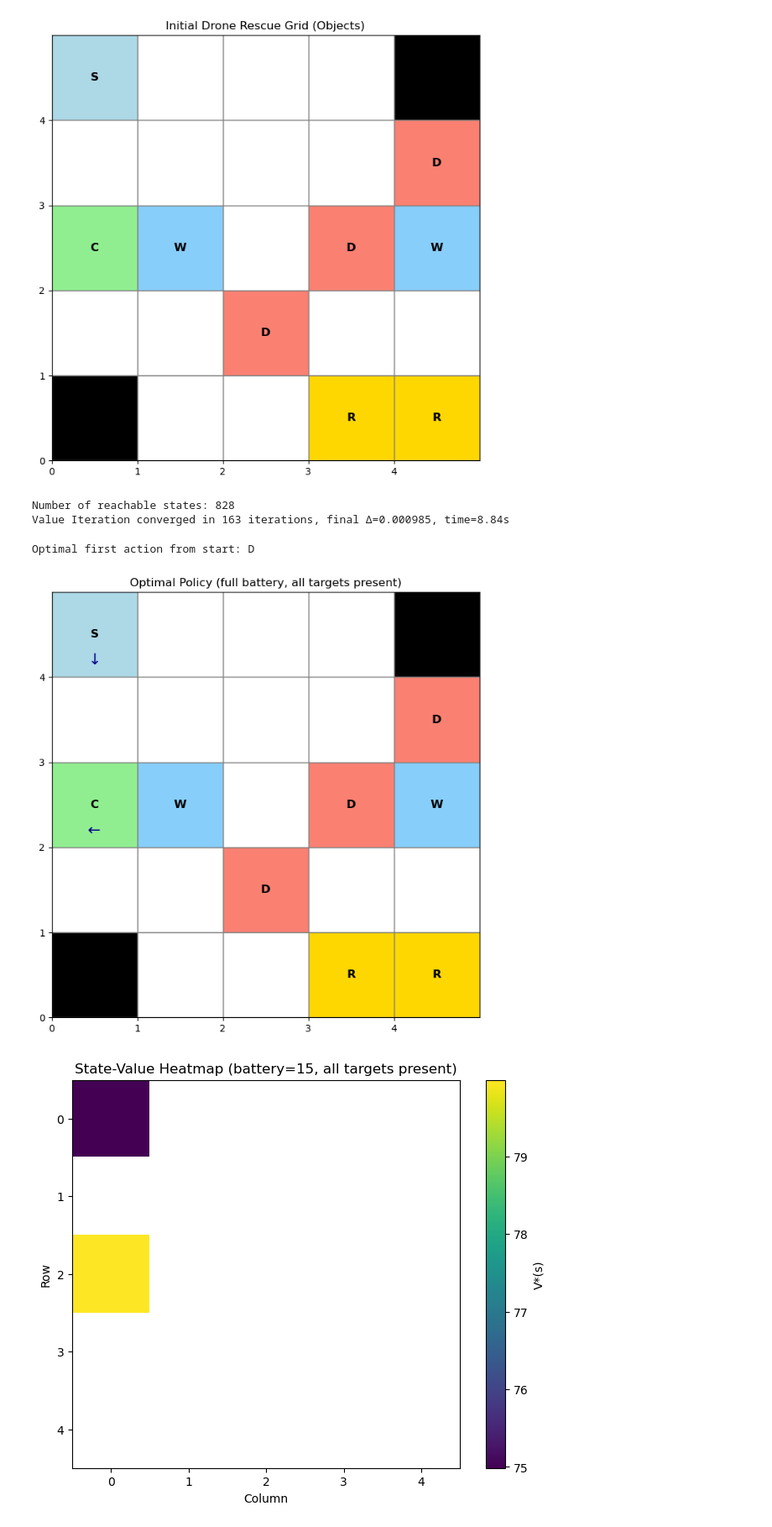
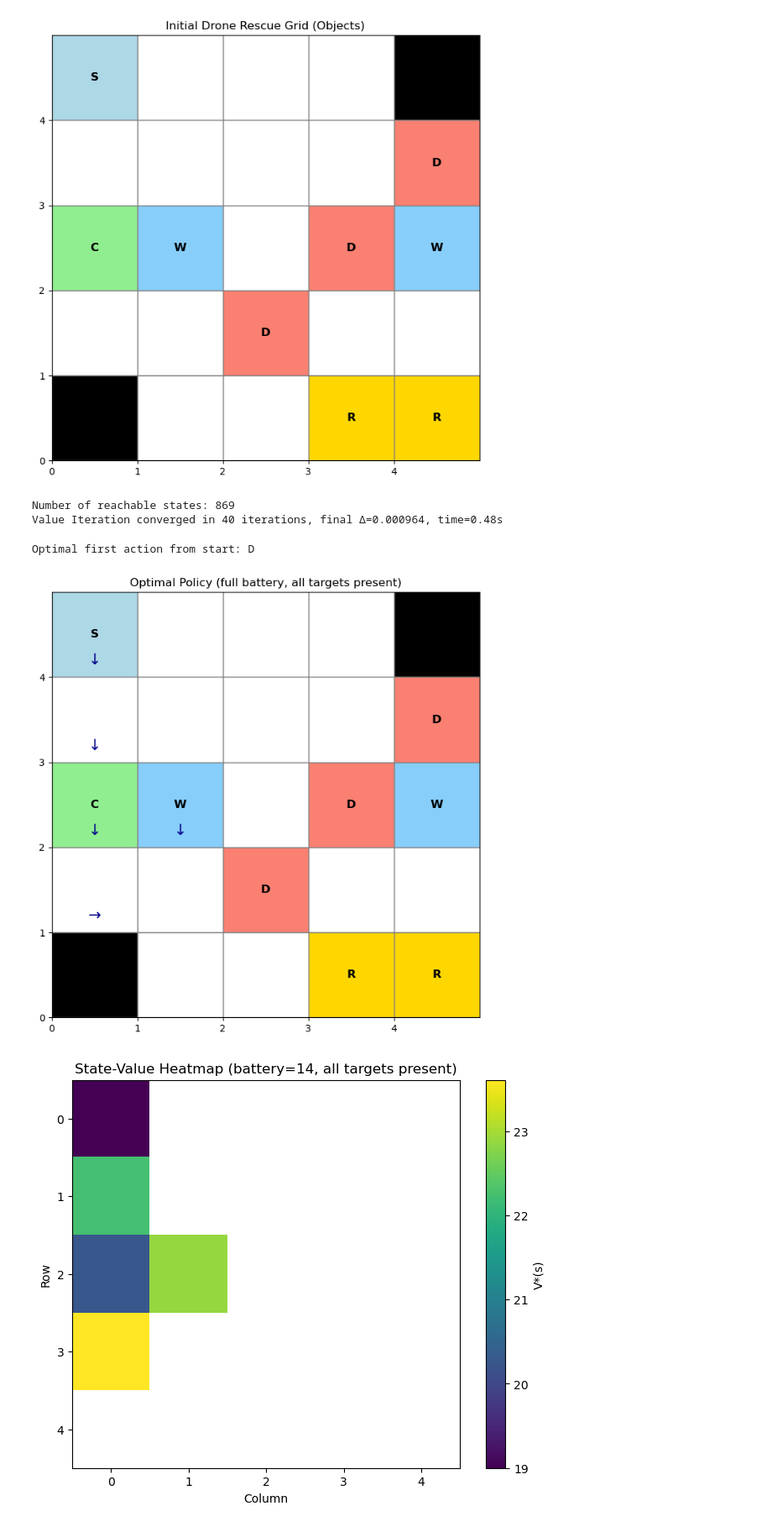
Before and after one commit to 2025aa05400Ayush/drl-assignment-1, a Jupyter notebook: Assignment_DRL_Team_DP.ipynb, the cells around one changed output. Shown at 84% size. Drawn from its saved outputs; the diff is of its cells as text; code cells hidden in the pictures.

Commit message:
Finalized Assignment Part 2

```diff
--- a/Assignment_DRL_Team_DP.ipynb
+++ b/Assignment_DRL_Team_DP.ipynb
@@ -256,6 +265,12 @@ env.render(title="Initial Drone Rescue Grid (Objects)")
 [figure]
 # %%
 def transition(env, state, action):
+    """
+        Computes transition outcomes for a given state and action.
+        Handles wind zone stochasticity, battery updates, rescue collection,
+        charging, and danger penalties.
+        Returns list of (probability, next_state, reward, done) tuples.
+    """
     r, c, bat, remaining = state
     pos = (r,c)
     if bat <= 0:
@@ -270,6 +285,8 @@ def transition(env, state, action):
         if a == 4:  # Hover
             if pos in env.charging_positions:
                 new_bat = min(MAX_BATTERY, bat + 2)
+                # No charging_arrival reward for hovering
+                # that reward is only for arriving (moving onto it)
         else:
             dr, dc = ACTIONS[a]
             nr, nc = r + dr, c + dc
@@ -277,10 +294,11 @@ def transition(env, state, action):
             if new_pos in env.blocked_positions or not (0 <= nr < GRID_SIZE and 0 <= nc < GRID_SIZE):
                 new_pos = pos
 
-        # Arrival at charging station (only if moved onto it, not hover)
-        if a != 4 and new_pos in env.charging_positions:
+        # charging_arrival reward only when MOVING onto station (not hovering)
+        if a != 4 and new_pos in env.charging_positions and new_pos != pos:
             new_bat = MAX_BATTERY
-            rew += REWARDS['charging_arrival']
+            if bat < MAX_BATTERY:
+                rew += REWARDS['charging_arrival']
 
         if new_pos in remaining:
             idx = remaining.index(new_pos)
@@ -325,7 +343,11 @@ def transition(env, state, action):
         return [(1.0, ns, rw, dn)]
 # %%
 def get_reachable_states(env):
-    start_state = (START_POS[0], START_POS[1], MAX_BATTERY, tuple(sorted(env.rescue_positions)))
+    """
+        Performs BFS from the start state to find all reachable states.
+        Returns list of all states the drone can possibly reach.
+    """
+    start_state = (START_POS[0], START_POS[1], MAX_BATTERY - 1, tuple(sorted(env.rescue_positions)))
     visited = set()
     queue = [start_state]
     while queue:
@@ -338,11 +360,16 @@ def get_reachable_states(env):
             continue
         for a in range(5):
             for prob, ns, _, _ in transition(env, s, a):
-                if ns not in visited:
+                if prob > 0 and ns not in visited:
                     queue.append(ns)
     return list(visited)
 # %%
-def value_iteration(env, gamma=0.95, theta=1e-3):
+def value_iteration(env, gamma=0.9, theta=1e-3):
+    """
+        Runs value iteration until convergence (delta < theta).
+        Computes optimal value function V* and optimal policy pi*.
+        Returns V, policy, state index mapping and convergence history.
+    """
     states = get_reachable_states(env)
     print(f"Number of reachable states: {len(states)}")
     state_to_idx = {s: i for i, s in enumerate(states)}
@@ -386,6 +413,7 @@ def value_iteration(env, gamma=0.95, theta=1e-3):
     for s in states:
         r,c,bat,remaining = s
         if bat == 0 or len(remaining) == 0:
+            V[idx] = 0
             continue
         idx = state_to_idx[s]
         best_a = None
@@ -403,10 +431,10 @@ def value_iteration(env, gamma=0.95, theta=1e-3):
         policy[s] = best_a
     return V, policy, state_to_idx, delta_hist
 
-V_opt, policy_opt, state_idx, delta_hist = value_iteration(env, gamma=0.95, theta=1e-3)
+V_opt, policy_opt, state_idx, delta_hist = value_iteration(env, gamma=0.9, theta=1e-3)
 # %% [output]
-Number of reachable states: 828
-Value Iteration converged in 163 iterations, final Δ=0.000985, time=8.84s
+Number of reachable states: 869
+Value Iteration converged in 40 iterations, final Δ=0.000964, time=0.48s
 # %%
 init_remaining = tuple(sorted(env.rescue_positions))
 policy_map = {}
@@ -415,38 +443,38 @@ for r in range(GRID_SIZE):
         pos = (r,c)
         if pos in env.blocked_positions:
             continue
-        s = (r,c,MAX_BATTERY,init_remaining)
+        s = (r,c,MAX_BATTERY - 1,init_remaining)
         if s in policy_opt:
             policy_map[pos] = policy_opt[s]
 
-start_state = (START_POS[0], START_POS[1], MAX_BATTERY, init_remaining)
+start_state = (START_POS[0], START_POS[1], MAX_BATTERY - 1, init_remaining)
 if start_state in policy_opt:
     print(f"Optimal first action from start: {ACTION_NAMES[policy_opt[start_state]]}")
 
 env.render(policy_slice=policy_map, title="Optimal Policy (full battery, all targets present)")
 # %% [output]
 Optimal first action from start: D
-[figure, old version]
+[figure, new version]
 # %%
 value_grid = np.full((GRID_SIZE, GRID_SIZE), np.nan)
 for r in range(GRID_SIZE):
     for c in range(GRID_SIZE):
         pos = (r,c)
         if pos in env.blocked_positions:
             continue
-        s = (r,c,MAX_BATTERY,init_remaining)
+        s = (r,c,MAX_BATTERY - 1,init_remaining)
         idx = state_idx.get(s)
         if idx is not None:
             value_grid[r,c] = V_opt[idx]
 
 plt.figure(figsize=(8,6))
 im = plt.imshow(value_grid, origin='upper', cmap='viridis', interpolation='nearest')
 plt.colorbar(im, label='V*(s)')
-plt.title(f'State-Value Heatmap (battery={MAX_BATTERY}, all targets present)')
+plt.title(f'State-Value Heatmap (battery={MAX_BATTERY - 1}, all targets present)')
 plt.xlabel('Column')
 plt.ylabel('Row')
 plt.show()
 # %% [output]
-[figure, old version]
+[figure, new version]
 # %%
 def simulate_optimal(env, policy):
```
Also changed, not shown: parts of 6 cells of this notebook.
